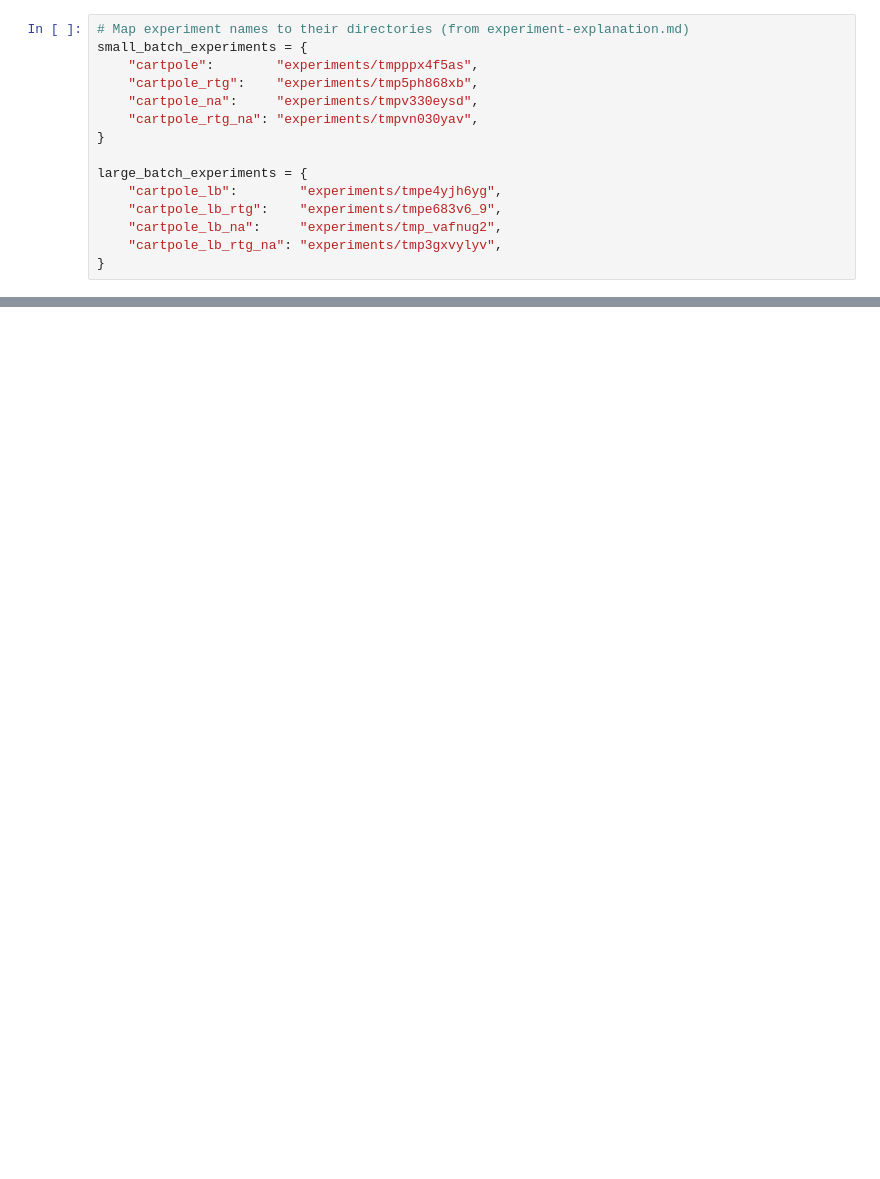
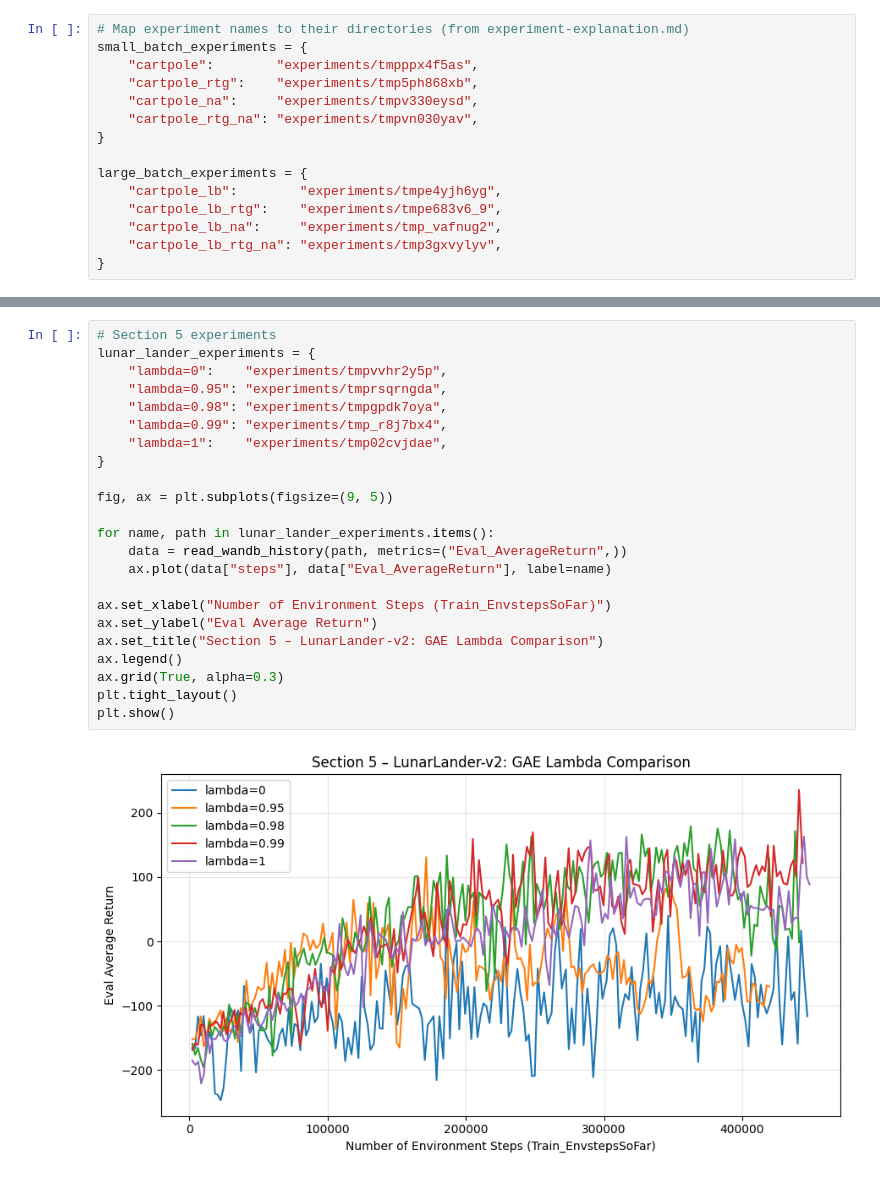
Before and after one commit to AntonioMacaronio/cs285-rl, a Jupyter notebook: hw2/plots.ipynb, the cells around one changed output, grey strips where cells are left out. Saved outputs shown, nothing was run; the diff lists cells and outputs as text; blank space fills up the shorter version.

```diff
--- a/hw2/plots.ipynb
+++ b/hw2/plots.ipynb
@@ -73,0 +119,25 @@ plt.show()
+# %%
+# Section 5 experiments
+lunar_lander_experiments = {
+    "lambda=0":    "experiments/tmpvvhr2y5p",
+    "lambda=0.95": "experiments/tmprsqrngda",
+    "lambda=0.98": "experiments/tmpgpdk7oya",
+    "lambda=0.99": "experiments/tmp_r8j7bx4",
+    "lambda=1":    "experiments/tmp02cvjdae",
+}
+
+fig, ax = plt.subplots(figsize=(9, 5))
+
+for name, path in lunar_lander_experiments.items():
+    data = read_wandb_history(path, metrics=("Eval_AverageReturn",))
+    ax.plot(data["steps"], data["Eval_AverageReturn"], label=name)
+
+ax.set_xlabel("Number of Environment Steps (Train_EnvstepsSoFar)")
+ax.set_ylabel("Eval Average Return")
+ax.set_title("Section 5 – LunarLander-v2: GAE Lambda Comparison")
+ax.legend()
+ax.grid(True, alpha=0.3)
+plt.tight_layout()
+plt.show()
+# %% [output]
+[figure, added]
```
Also changed, not shown: parts of 7 cells of this notebook, 10 other files.
